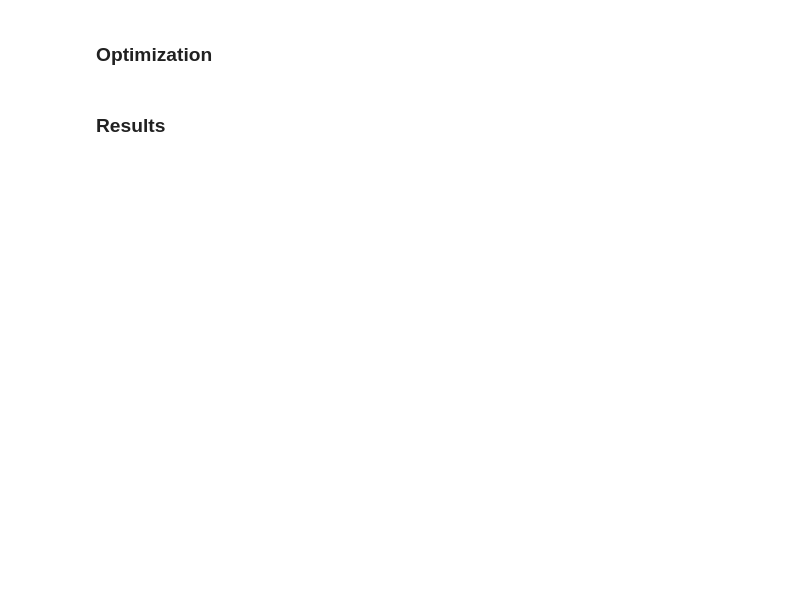
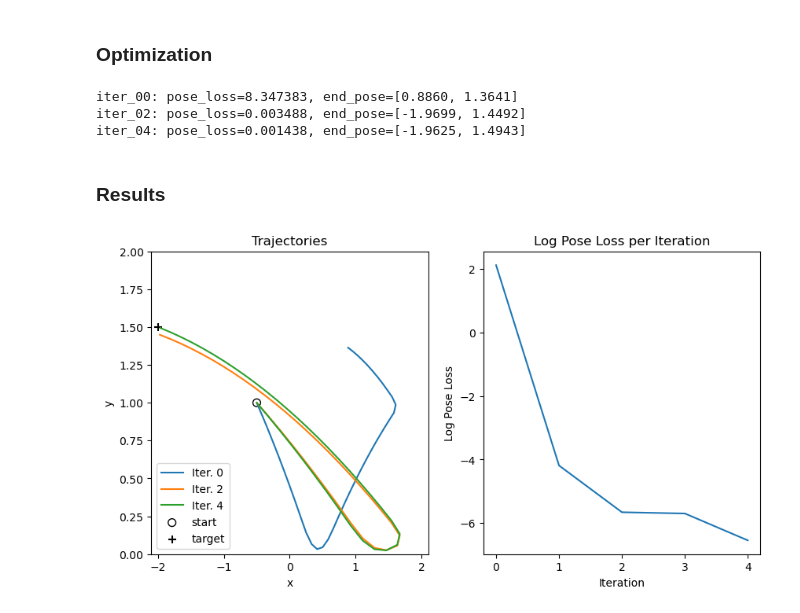
Before and after one commit to J0HNN7G/diffsim-sysid, a Jupyter notebook: examples/diff_physics.ipynb, the cells around one changed output. Cells and saved outputs as stored; diff of their text form; code cells hidden in the pictures; blank space fills up the shorter version.

```diff
--- a/examples/diff_physics.ipynb
+++ b/examples/diff_physics.ipynb
@@ -332,32 +243,82 @@ for i in range(train_iters):
+# %%
+# training details
+train_iters = 4
+train_rate = 1.0
+train_save_interval = 2
+
+# physics
+phys_device = wp.get_cuda_devices()[0]
+phys_model, phys_states = build_phys(phys_device)
+phys_integrator = wp.sim.SemiImplicitIntegrator()
+phys_graph, phys_tape = capture_phys(phys_device, phys_model, phys_integrator, phys_states)
+
+# variables
+x = wp.to_torch(phys_states[0].particle_qd)
+pred = wp.to_torch(phys_states[-1].particle_q)
+target = torch.tensor(target_pos, dtype=torch.float32, device=torch.device('cuda')).unsqueeze(0)
+
+# optimization
+opt = torch.optim.SGD([x], lr=train_rate)
+loss = torch.nn.MSELoss(reduction='sum')
+
+# metrics
+trajs = []
+losses = []
+
+for i in range(train_iters+1):
+    # zero grads
+    opt.zero_grad(set_to_none=False)
+    phys_tape.zero()
+
+    # forward pass
+    wp.capture_launch(phys_graph)
+    output = loss(pred, target)
+
+    if i < train_iters:
+        # backprop
+        output.backward()
+        phys_tape.backward(grads={pred : pred.grad})
+        opt.step()
+
+    losses.append(output.cpu().detach().numpy())
+    if i % train_save_interval == 0:
+        print(f"iter_{i:02d}: pose_loss={losses[-1]:6f}, end_pose=[{pred[0,0]:.4f}, {pred[0,1]:.4f}]")
+        trajs.append(get_trajectory(phys_states))
+# %% [output]
+iter_00: pose_loss=8.347383, end_pose=[0.8860, 1.3641]
+iter_02: pose_loss=0.003488, end_pose=[-1.9699, 1.4492]
+iter_04: pose_loss=0.001438, end_pose=[-1.9625, 1.4943]
 # %% [markdown]
 ### Results
 # %%
 fig, axs = plt.subplots(1, 2, figsize=(10, 5))
 
 ################
 # Trajectories #
 ################
 
 axs[0].set_title('Trajectories')
-for i, vel_traj in enumerate(vel_trajs):
+for i, vel_traj in enumerate(trajs):
     axs[0].plot(vel_traj[:, 0], vel_traj[:, 1], label=f'Iter. {i*train_save_interval}')
 axs[0].scatter(particle_init_pos[0], particle_init_pos[1], label='start', facecolors='none', edgecolors='black', s=50)
 axs[0].scatter(target_pos[0], target_pos[1], color='black', label='target', marker='+', s=50)
 axs[0].set_xlim([-2.1, 2.1])
 axs[0].set_ylim([0.0, 2.0])
 axs[0].set_xlabel('x');
 axs[0].set_ylabel('y');
 axs[0].legend(loc='lower left' )
 
 
 ##########
 # Losses #
 ##########
 
-axs[1].plot(vel_losses)
+axs[1].plot(np.log(losses))
 axs[1].set_xlabel('Iteration');
-axs[1].set_ylabel('Loss');
-axs[1].set_title('Loss per Iteration')
+axs[1].set_ylabel('Log Pose Loss');
+axs[1].set_title('Log Pose Loss per Iteration')
 
 plt.show()
 #plt.savefig('fig_direct_traj_optim.pdf', bbox_inches='tight')
+# %% [output]
+[figure, added]
```
Also changed, not shown: parts of 10 cells of this notebook, 2 other files.
